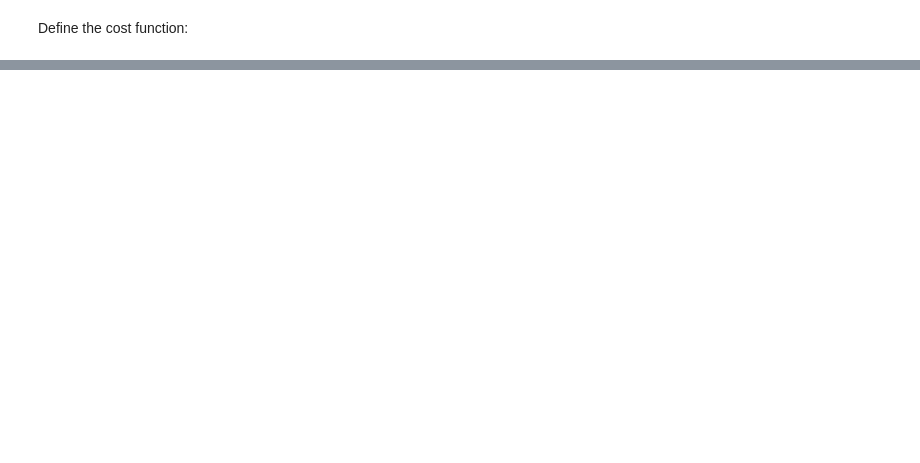
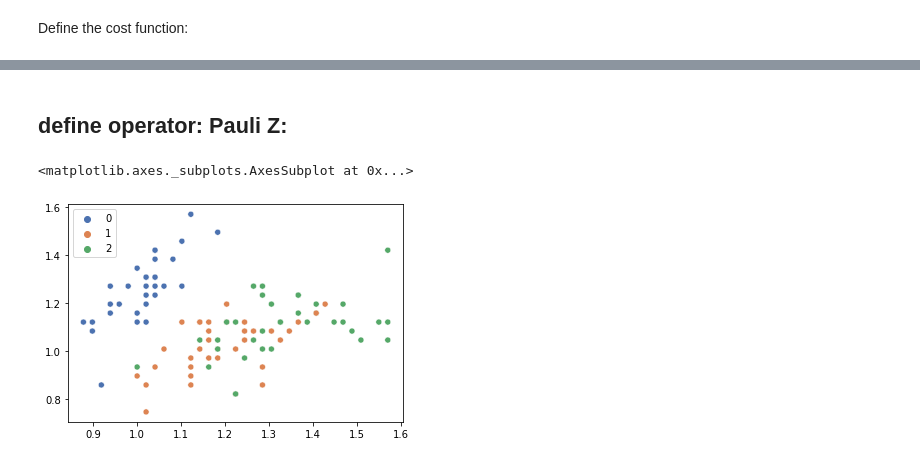
Before and after one commit to GeorgeWilliam1999/XAI-Project, a Jupyter notebook: Quantum_XAI.ipynb, the cells around one changed output, grey strips where cells are left out. Cells and saved outputs as stored; diff of their text form; code cells hidden in the pictures; blank space fills up the shorter version.

```diff
--- a/Quantum_XAI.ipynb
+++ b/Quantum_XAI.ipynb
@@ -60,9 +75,10 @@ But first, the data will need normalising as described above.
 Test train split
 # %%
 #This function takes a data set and returns a qubit embedding of the data.
+#Normalise from the bottom
 def half_pi_norm(data):
   #Normalise data
-  dim = data.shape[1] - 1
+  dim = data.shape[1]
   largest_values = np.zeros(dim)
   for i in range(dim):
     largest_values[i] = np.amax(data[:,i])
@@ -136,0 +209,2 @@ from qulacs import Observable
+# %% [markdown]
+## define operator: Pauli Z:
@@ -153,0 +240,5 @@ def pred(x, U):
+# %%
+sns.scatterplot(data=normed_train_data, x=normed_train_data[:,0], y=normed_train_data[:,1], hue=y_train, palette="deep")
+# %% [output]
+<matplotlib.axes._subplots.AxesSubplot at 0x...>
+[figure, added]
```
Also changed, not shown: parts of 85 cells of this notebook.
